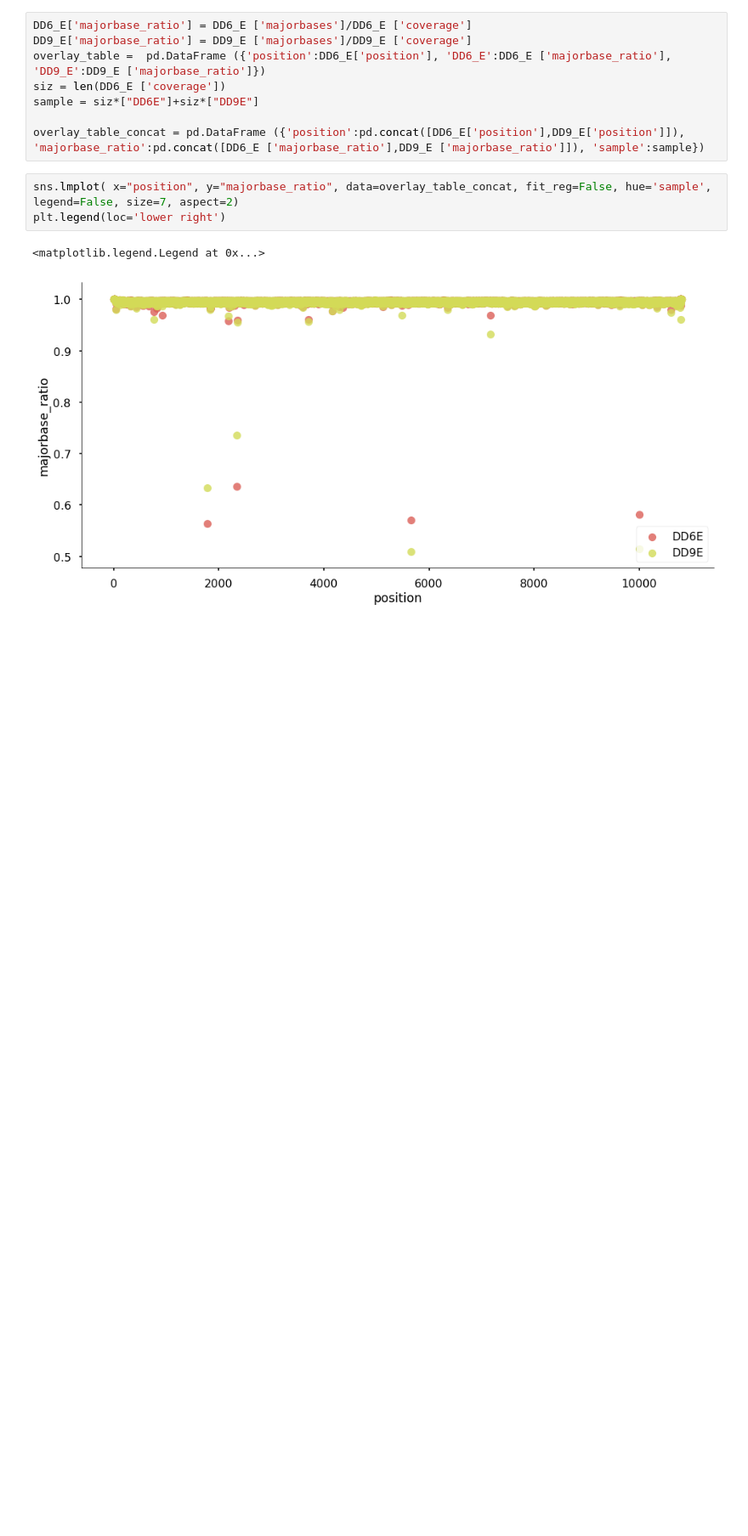
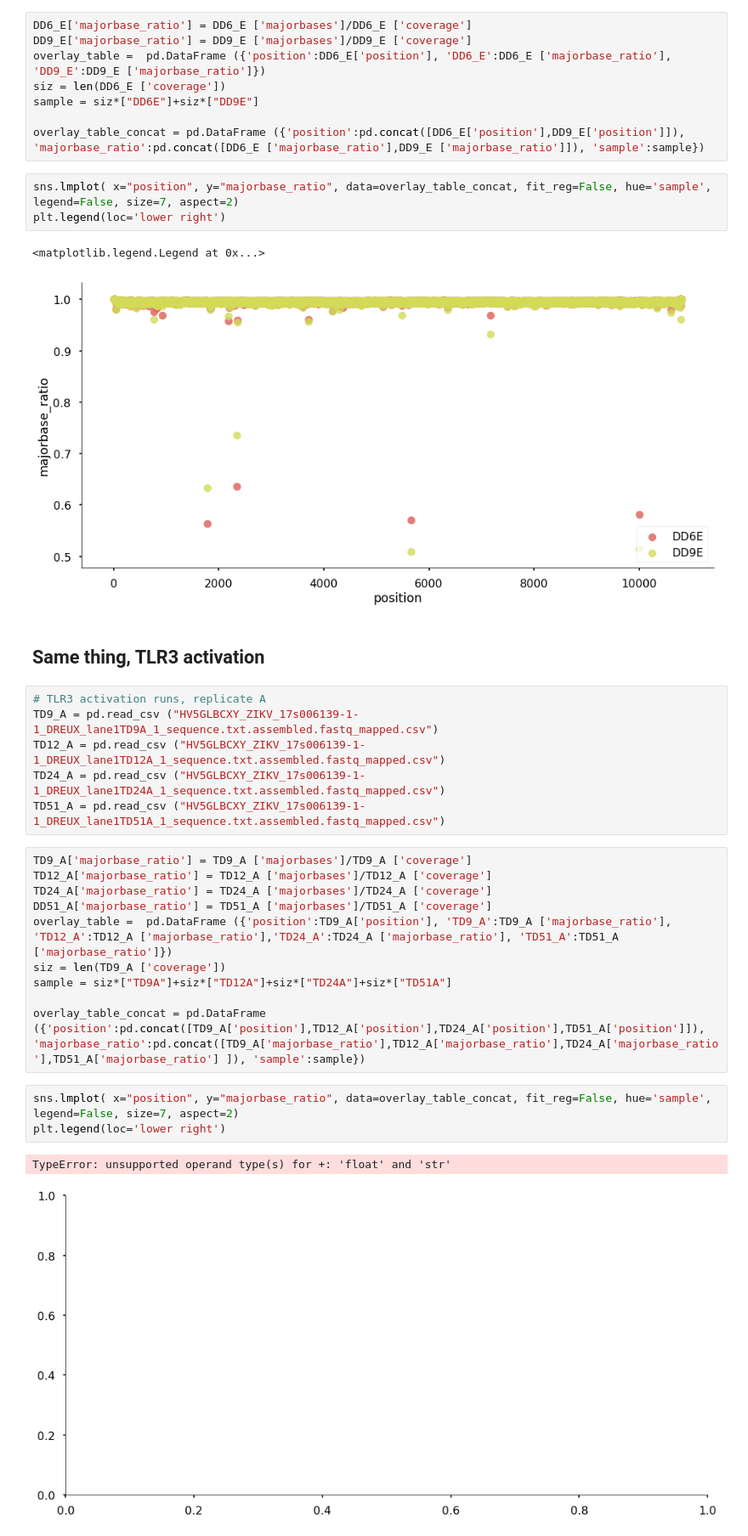
Before and after one commit to Boussau/Notebooks, a Jupyter notebook: Notebooks/Viromics/Analysis_of_first_libraries.ipynb, the cells around one changed output. Shown at 85% size. Saved outputs shown, nothing was run; the diff lists cells and outputs as text; blank space fills up the shorter version.

Commit message:
Analysis of the libraries obtained in December 2017, now with TLR3 activation.

```diff
--- a/Notebooks/Viromics/Analysis_of_first_libraries.ipynb
+++ b/Notebooks/Viromics/Analysis_of_first_libraries.ipynb
@@ -102,3 +102,27 @@ plt.legend(loc='lower right')
 # %% [output]
 <matplotlib.legend.Legend at 0x...>
 [figure]
+# %% [markdown]
+## Same thing, TLR3 activation
+# %%
+# TLR3 activation runs, replicate A
+TD9_A = pd.read_csv ("HV5GLBCXY_ZIKV_17s006139-1-1_DREUX_lane1TD9A_1_sequence.txt.assembled.fastq_mapped.csv")
+TD12_A = pd.read_csv ("HV5GLBCXY_ZIKV_17s006139-1-1_DREUX_lane1TD12A_1_sequence.txt.assembled.fastq_mapped.csv")
+TD24_A = pd.read_csv ("HV5GLBCXY_ZIKV_17s006139-1-1_DREUX_lane1TD24A_1_sequence.txt.assembled.fastq_mapped.csv")
+TD51_A = pd.read_csv ("HV5GLBCXY_ZIKV_17s006139-1-1_DREUX_lane1TD51A_1_sequence.txt.assembled.fastq_mapped.csv")
+# %%
+TD9_A['majorbase_ratio'] = TD9_A ['majorbases']/TD9_A ['coverage']
+TD12_A['majorbase_ratio'] = TD12_A ['majorbases']/TD12_A ['coverage']
+TD24_A['majorbase_ratio'] = TD24_A ['majorbases']/TD24_A ['coverage']
+DD51_A['majorbase_ratio'] = TD51_A ['majorbases']/TD51_A ['coverage']
+overlay_table =  pd.DataFrame ({'position':TD9_A['position'], 'TD9_A':TD9_A ['majorbase_ratio'], 'TD12_A':TD12_A ['majorbase_ratio'],'TD24_A':TD24_A ['majorbase_ratio'], 'TD51_A':TD51_A ['majorbase_ratio']})
+siz = len(TD9_A ['coverage'])
+sample = siz*["TD9A"]+siz*["TD12A"]+siz*["TD24A"]+siz*["TD51A"]
+
+overlay_table_concat = pd.DataFrame ({'position':pd.concat([TD9_A['position'],TD12_A['position'],TD24_A['position'],TD51_A['position']]), 'majorbase_ratio':pd.concat([TD9_A['majorbase_ratio'],TD12_A['majorbase_ratio'],TD24_A['majorbase_ratio'],TD51_A['majorbase_ratio'] ]), 'sample':sample})
+# %%
+sns.lmplot( x="position", y="majorbase_ratio", data=overlay_table_concat, fit_reg=False, hue='sample', legend=False, size=7, aspect=2)
+plt.legend(loc='lower right')
+# %% [output]
+TypeError: unsupported operand type(s) for +: 'float' and 'str'
+[figure, added]
```
